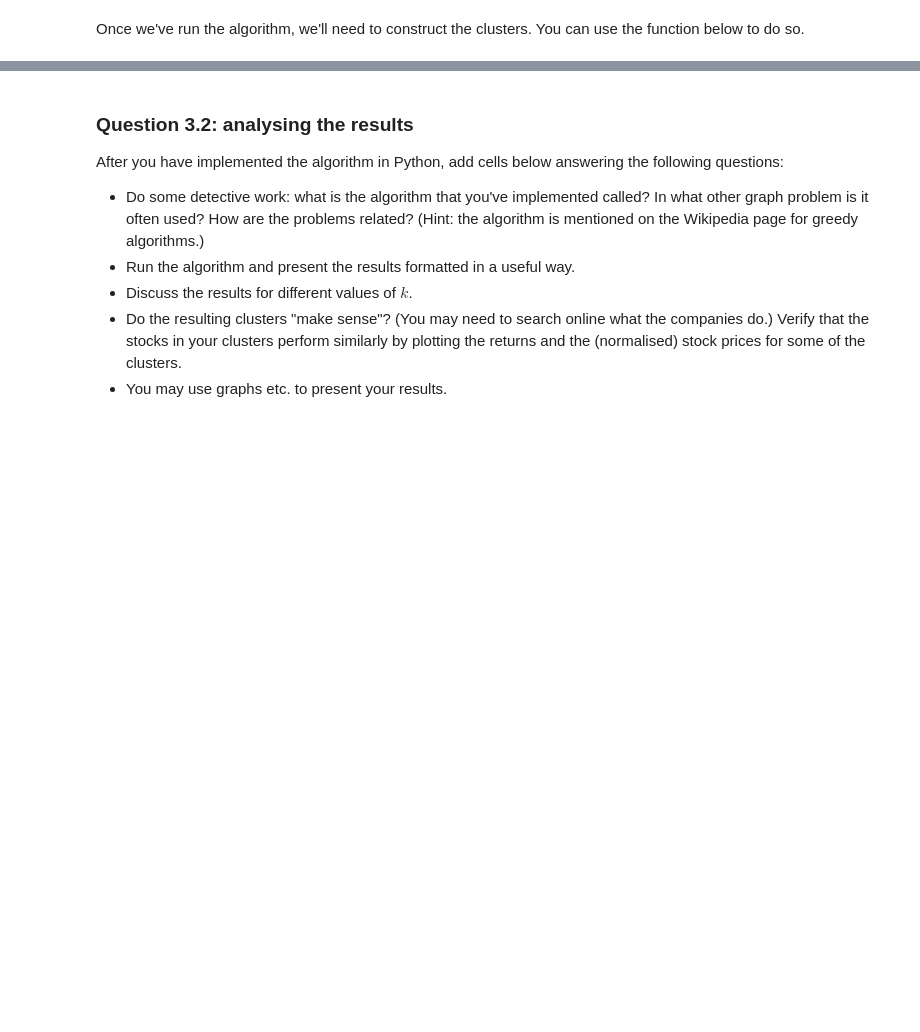
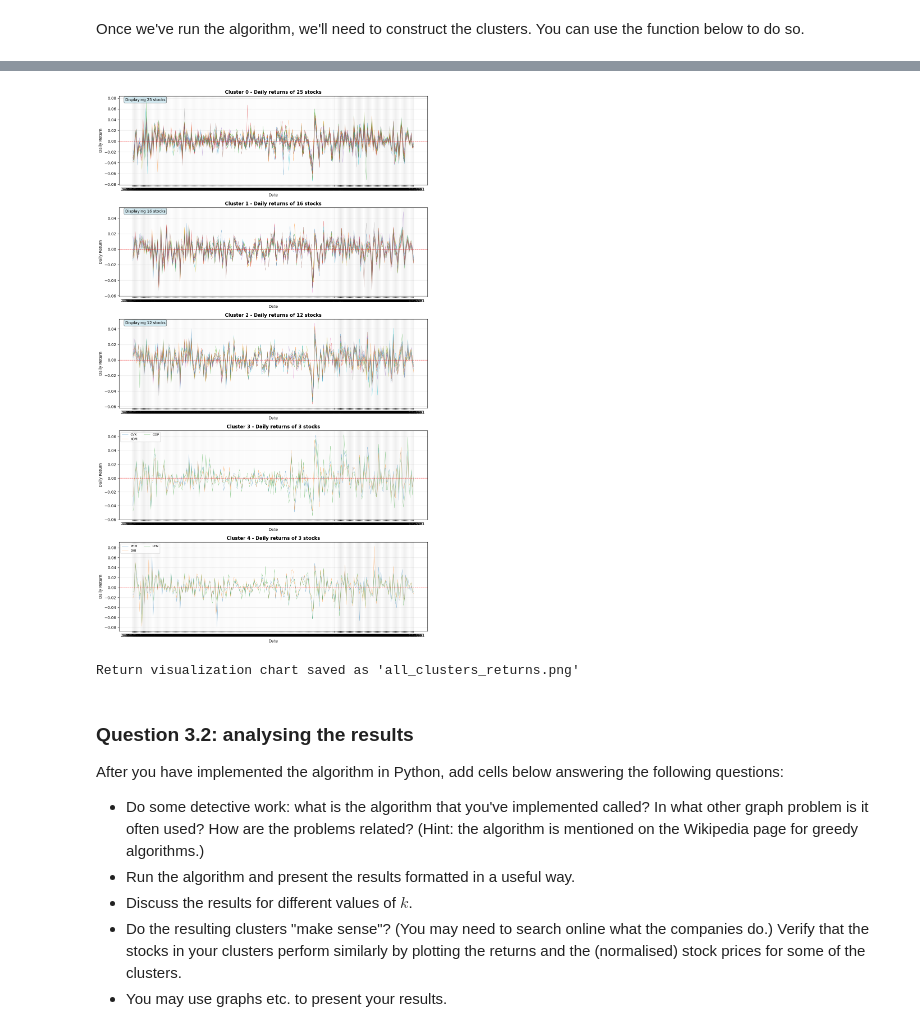
Before and after one commit to Mengsch3/apps-python-hw-03, a Jupyter notebook: hw_03_nb.ipynb, the cells around one changed output, grey strips where cells are left out. Drawn from its saved outputs; the diff is of its cells as text; code cells hidden in the pictures; blank space fills up the shorter version.

```diff
--- a/hw_03_nb.ipynb
+++ b/hw_03_nb.ipynb
@@ -486,3 +582,45 @@ all_clusters = construct_sets(set_starters,next_nodes)
+# %%
+# Additional visualization: show the daily return trends for stocks in each cluster
+# This helps to see if stocks in the same cluster behave similarly
+
+n_clusters_to_plot = min(5, len(all_clusters))
+
+fig, axes = plt.subplots(n_clusters_to_plot, 1, figsize=(12, 4*n_clusters_to_plot))
+if n_clusters_to_plot == 1:
+    axes = [axes]
+
+for i, (cluster_id, cluster_stocks) in enumerate(sorted_clusters[:n_clusters_to_plot]):
+    cluster_stock_list = list(cluster_stocks)
+
+    # Calculate daily returns for each stock
+    cluster_prices = price_data[cluster_stock_list]
+    cluster_returns = cluster_prices.pct_change()
+
+    # Plot daily returns
+    axes[i].plot(cluster_returns, alpha=0.5, linewidth=0.6)
+    axes[i].set_title(f'Cluster {i} - Daily returns of {len(cluster_stocks)} stocks', fontsize=12, fontweight='bold')
+    axes[i].set_xlabel('Date')
+    axes[i].set_ylabel('Daily Return')
+    axes[i].grid(True, alpha=0.3)
+    axes[i].axhline(y=0, color='red', linestyle='--', linewidth=1, alpha=0.7)
+
+    # Show legend if number of stocks is reasonable
+    if len(cluster_stock_list) <= 10:
+        axes[i].legend(cluster_stock_list, loc='upper left', fontsize=8, ncol=2)
+    else:
+        axes[i].text(0.02, 0.98, f'Displaying {len(cluster_stock_list)} stocks',
+                    transform=axes[i].transAxes,
+                    verticalalignment='top',
+                    bbox=dict(boxstyle='round', facecolor='lightblue', alpha=0.5))
+
+plt.tight_layout()
+plt.savefig('all_clusters_returns.png', dpi=150, bbox_inches='tight')
+plt.show()
+
+print(f"\nReturn visualization chart saved as 'all_clusters_returns.png'")
+# %% [output]
+[figure, added]
+Return visualization chart saved as 'all_clusters_returns.png'
 # %% [markdown]
 ### Question 3.2: analysing the results
 
```
Also changed, not shown: parts of 4 cells of this notebook, 2 other files.
